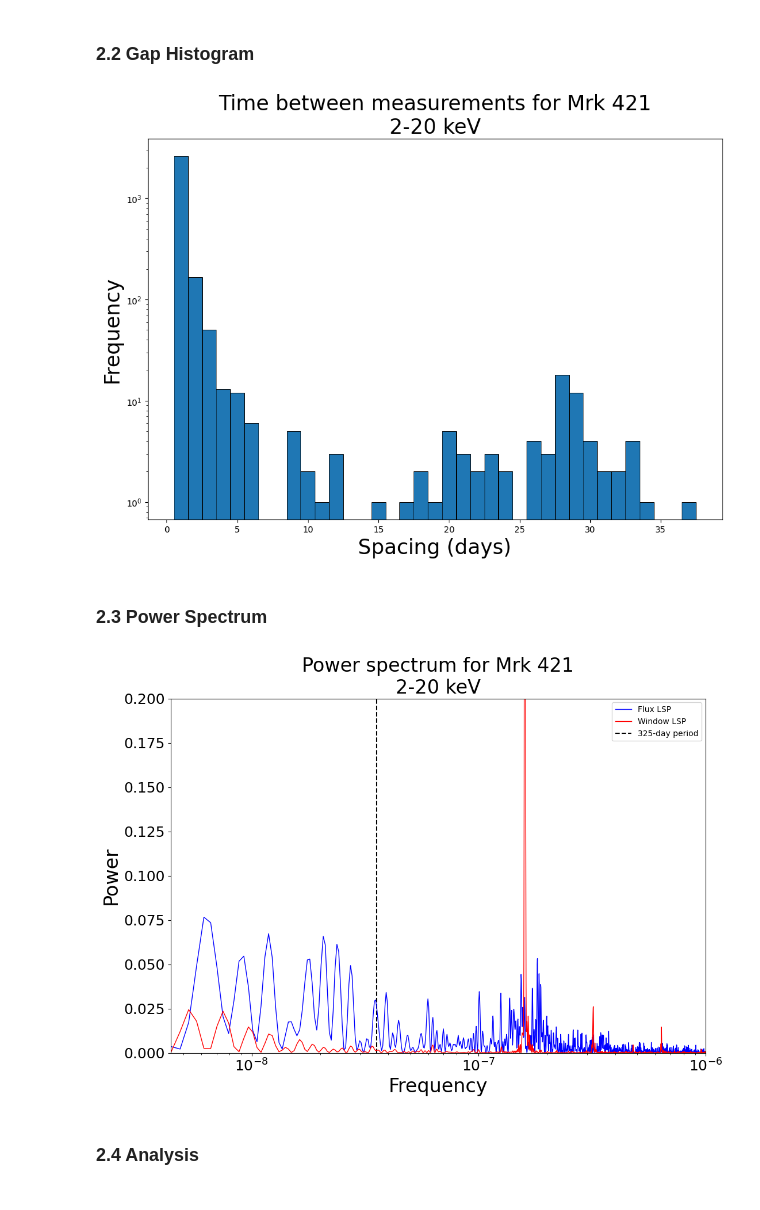
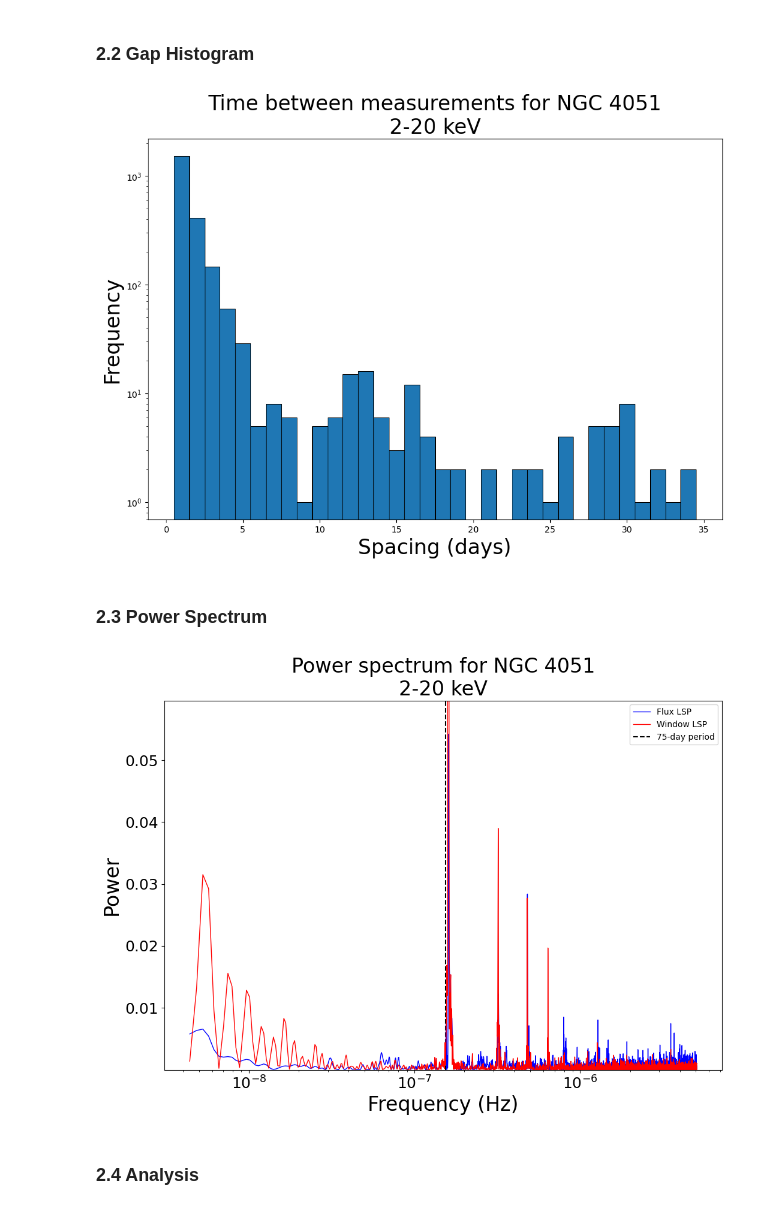
Before and after one commit to Beauremontt/AGN-Flux-Timing-Analysis, a Jupyter notebook: AGNFluxTimingAnalysis.ipynb, the cells around one changed output. Drawn from its saved outputs; the diff is of its cells as text; code cells hidden in the pictures.

```diff
--- a/AGNFluxTimingAnalysis.ipynb
+++ b/AGNFluxTimingAnalysis.ipynb
@@ -39,15 +42,15 @@ def display_data(prefix):
 # @title  { form-width: "40%" }
 
 # url of the flux data
-url = "http://maxi.riken.jp/star_data/J1104+382/J1104+382_g_lc_1day_all.dat" # @param {type:"string"}
+url = "http://maxi.riken.jp/star_data/J1203+445/J1203+445_g_lc_1day_all.dat" # @param {type:"string"}
 
 # filename if you choose not to pull from url
 filename = "" # @param {type:"string"}
 
 # name of the AGN to display on plots
-flux_source = "Mrk 421"  # @param {type:"string"}
+flux_source = "NGC 4051"  # @param {type:"string"}
 
-# energy range of the flux measurements; prints below flux_source on plots
+# title of energy range of the flux measurements; prints below flux_source on plots
 band_label = "2-20 keV"  # @param {type:"string"}
 
 # which energy range to use; value is ordinal and depends on the archive
@@ -176,16 +179,20 @@ max_gap = round(max(delt_x))
 min_gap = round(min(delt_x))
 bins = np.arange(min_gap, max_gap + 2) - 0.5
 
+
 # plot histogram
 plt.subplots(1,1,figsize=(12,8))
 plt.hist(delt_x, bins=bins, align='mid', edgecolor='black', linewidth=25/max_gap)
+
 plt.yscale('log')
+
 plt.title(f'Time between measurements for {flux_source}\n{band_label}', fontsize=24)
 plt.xlabel('Spacing (days)', fontsize=24)
 plt.ylabel('Frequency', fontsize=24)
+
 plt.show()
 # %% [output]
-[figure, old version]
+[figure, new version]
 # %% [markdown]
 ### 2.3 Power Spectrum
 # %%
@@ -195,57 +202,59 @@ plt.show()
   #e.g., set to 2 to remove frequencies that would cover more than half the span
 minif_factor = 2  # @param {type:"number"}
 
-# nyquist_factor, affects maximum_frequency based on the average nyquist factor
+# nyquist_factor, "multiple of the average nyquist frequency used to choose the maximum frequency"
 nyquist_factor = 2 # @param {type:"number"}
 
 # period in days to be plotted as a vertical line on the power spectrum
-period_bar = 325 # @param {type:"raw"}
+period_bar = 75 # @param {type:"raw"}
 if period_bar != (0 or None): frequency_bar = 1/(period_bar*86400)
 
 
 # data for the periodogram
 frequency, power = LombScargle(x, y, dy).autopower(minimum_frequency = minif_factor/Span, nyquist_factor = nyquist_factor)
-periods = 1/(frequency*86400)
+period = 1/(frequency*86400)
 
 # get the number of points in the periodogram
 A = len(frequency)
 B = len(power)
 
 
 # set up values for Thomas test
 yy = 0 * x + 1  #Need to set the y values to one, in order to have the y axis be zero
 dyy = 0 * x + 42
 ffrequency, ppower = LombScargle(x, yy, dyy).autopower(minimum_frequency = minif_factor/Span, nyquist_factor = nyquist_factor)
 
 
 # plot of power spectrum
 plt.subplots(1,1,figsize=(12,8))
 plt.plot(frequency, power, 'b', linewidth=1, label='Flux LSP')
+#plt.scatter(frequency, power, 'b', label='Flux LSP')
 plt.plot(ffrequency, ppower,'r', linewidth=1, label='Window LSP')
+
+plt.xscale('log')
+plt.yscale('linear')
 
 # plot vertical line for scrubbing
 if period_bar != (0 or None):
   plt.vlines(frequency_bar, np.min((power, ppower)), np.max((power, ppower)), 'black', 'dashed', f'{period_bar}-day period', zorder=1)
 
 # plot labels
-plt.xscale('log')
-plt.yscale('linear')
 plt.title(f'Power spectrum for {flux_source}\n{band_label}', fontsize=24)
-plt.xlabel("Frequency", fontsize=24)
+plt.xlabel("Frequency (Hz)", fontsize=24)
 plt.ylabel('Power', fontsize=24)
 plt.tick_params(labelsize=18)
 plt.legend()
 
 # plot limits
-# give limits in the form "(lower, upper)"; leave blank to not limit the graphs
-lsp_xlim = (min(frequency), 10**-6)  # @param {type:"raw"}
+  # give limits in the form "(lower, upper)", or leave blank
+lsp_xlim = None  # @param {type:"raw"}
 if lsp_xlim != None: plt.xlim(lsp_xlim)
-lsp_ylim = (0, 0.2)  # @param {type:"raw"}
+lsp_ylim = (min(power), 1.1*max(power))  # @param {type:"raw"}
 if lsp_ylim != None: plt.ylim(lsp_ylim)
 
 plt.show()
 # %% [output]
-[figure, old version]
+[figure, new version]
 # %% [markdown]
 ### 2.4 Analysis
 # %%
```
Also changed, not shown: parts of 4 cells of this notebook.
